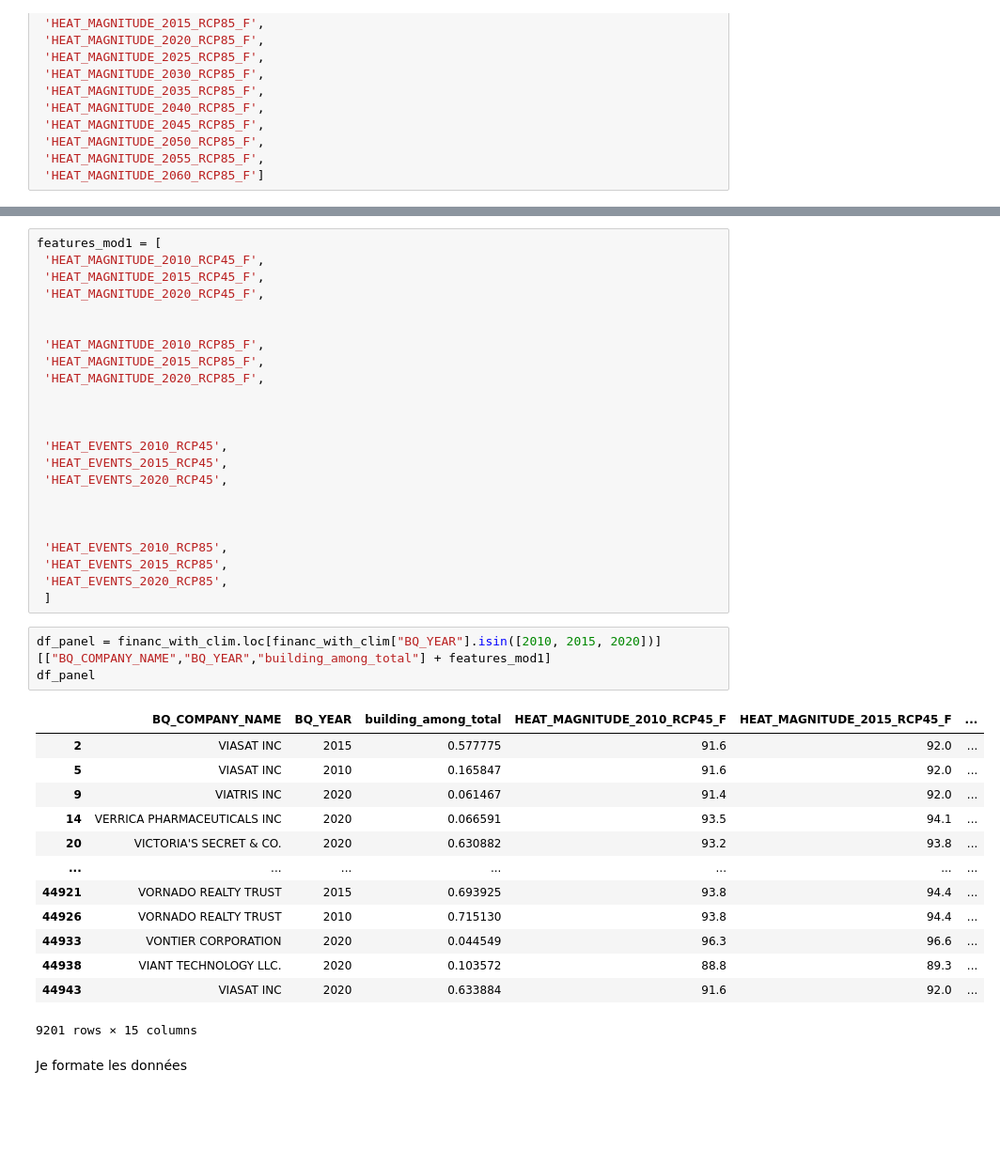
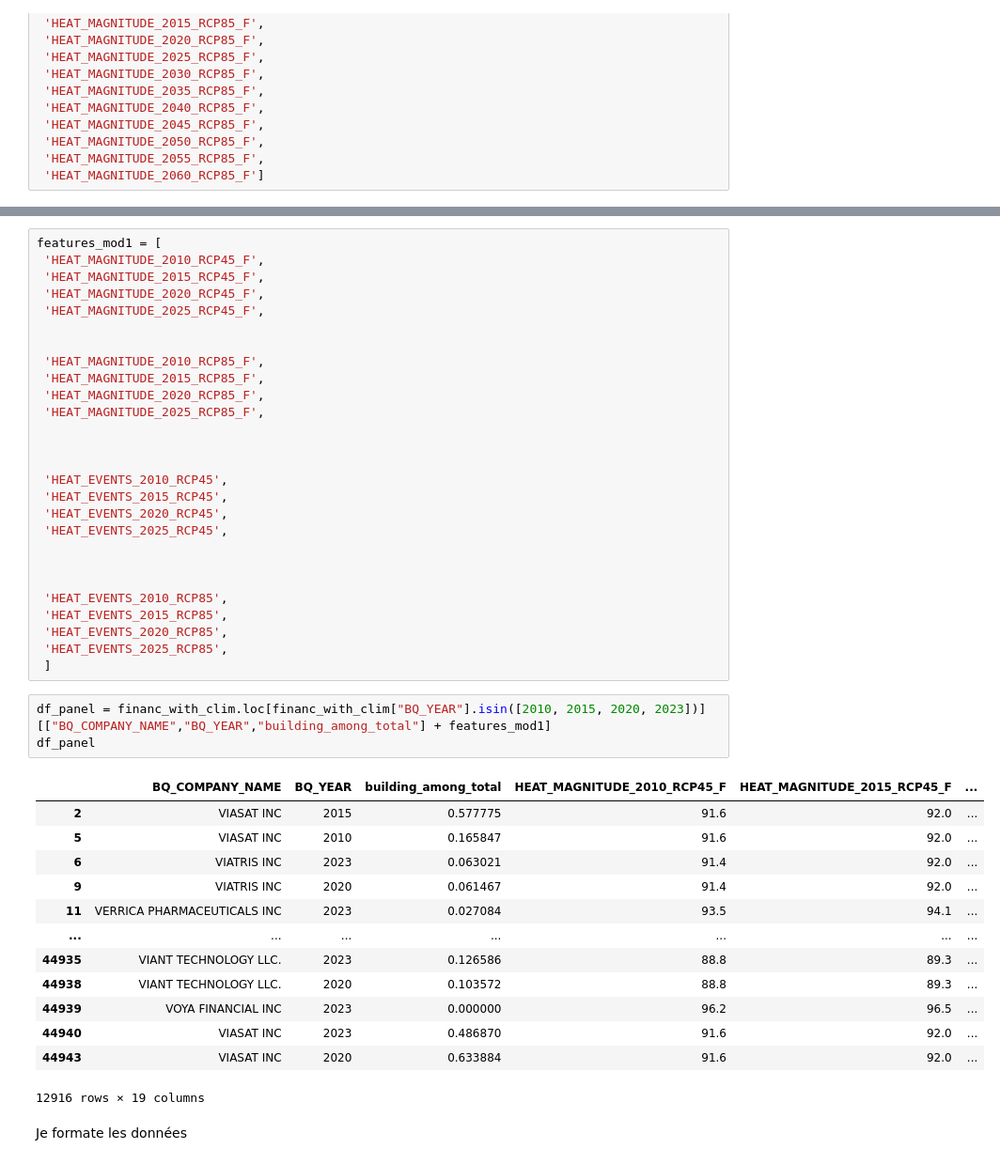
Before and after one commit to Askkip/StatAPP, a Jupyter notebook: US_Financials_Modeelisation.ipynb, the cells around one changed output, grey strips where cells are left out. Shown: that part at 94% size. Cells and saved outputs as stored; diff of their text form; blank space fills up the shorter version.

```diff
--- a/US_Financials_Modeelisation.ipynb
+++ b/US_Financials_Modeelisation.ipynb
@@ -444,40 +480,44 @@ features_mod1 = [
  'HEAT_MAGNITUDE_2010_RCP45_F',
  'HEAT_MAGNITUDE_2015_RCP45_F',
  'HEAT_MAGNITUDE_2020_RCP45_F',
+ 'HEAT_MAGNITUDE_2025_RCP45_F',
 
 
  'HEAT_MAGNITUDE_2010_RCP85_F',
  'HEAT_MAGNITUDE_2015_RCP85_F',
  'HEAT_MAGNITUDE_2020_RCP85_F',
+ 'HEAT_MAGNITUDE_2025_RCP85_F',
 
 
 
  'HEAT_EVENTS_2010_RCP45',
  'HEAT_EVENTS_2015_RCP45',
  'HEAT_EVENTS_2020_RCP45',
+ 'HEAT_EVENTS_2025_RCP45',
 
 
 
  'HEAT_EVENTS_2010_RCP85',
  'HEAT_EVENTS_2015_RCP85',
  'HEAT_EVENTS_2020_RCP85',
+ 'HEAT_EVENTS_2025_RCP85',
  ]
 # %%
-df_panel = financ_with_clim.loc[financ_with_clim["BQ_YEAR"].isin([2010, 2015, 2020])][["BQ_COMPANY_NAME","BQ_YEAR","building_among_total"] + features_mod1]
+df_panel = financ_with_clim.loc[financ_with_clim["BQ_YEAR"].isin([2010, 2015, 2020, 2023])][["BQ_COMPANY_NAME","BQ_YEAR","building_among_total"] + features_mod1]
 df_panel
 # %% [output]
 |  | BQ_COMPANY_NAME | BQ_YEAR | building_among_total | HEAT_MAGNITUDE_2010_RCP45_F | HEAT_MAGNITUDE_2015_RCP45_F | ... |
 | 2 | VIASAT INC | 2015 | 0.577775 | 91.6 | 92.0 | ... |
 | 5 | VIASAT INC | 2010 | 0.165847 | 91.6 | 92.0 | ... |
+| 6 | VIATRIS INC | 2023 | 0.063021 | 91.4 | 92.0 | ... |
 | 9 | VIATRIS INC | 2020 | 0.061467 | 91.4 | 92.0 | ... |
-| 14 | VERRICA PHARMACEUTICALS INC | 2020 | 0.066591 | 93.5 | 94.1 | ... |
-| 20 | VICTORIA'S SECRET & CO. | 2020 | 0.630882 | 93.2 | 93.8 | ... |
+| 11 | VERRICA PHARMACEUTICALS INC | 2023 | 0.027084 | 93.5 | 94.1 | ... |
 | ... | ... | ... | ... | ... | ... | ... |
-| 44921 | VORNADO REALTY TRUST | 2015 | 0.693925 | 93.8 | 94.4 | ... |
-| 44926 | VORNADO REALTY TRUST | 2010 | 0.715130 | 93.8 | 94.4 | ... |
-| 44933 | VONTIER CORPORATION | 2020 | 0.044549 | 96.3 | 96.6 | ... |
+| 44935 | VIANT TECHNOLOGY LLC. | 2023 | 0.126586 | 88.8 | 89.3 | ... |
 | 44938 | VIANT TECHNOLOGY LLC. | 2020 | 0.103572 | 88.8 | 89.3 | ... |
+| 44939 | VOYA FINANCIAL INC | 2023 | 0.000000 | 96.2 | 96.5 | ... |
+| 44940 | VIASAT INC | 2023 | 0.486870 | 91.6 | 92.0 | ... |
 | 44943 | VIASAT INC | 2020 | 0.633884 | 91.6 | 92.0 | ... |
-9201 rows × 15 columns
+12916 rows × 19 columns
 # %% [markdown]
 Je formate les données
```
Also changed, not shown: parts of 21 cells of this notebook.
